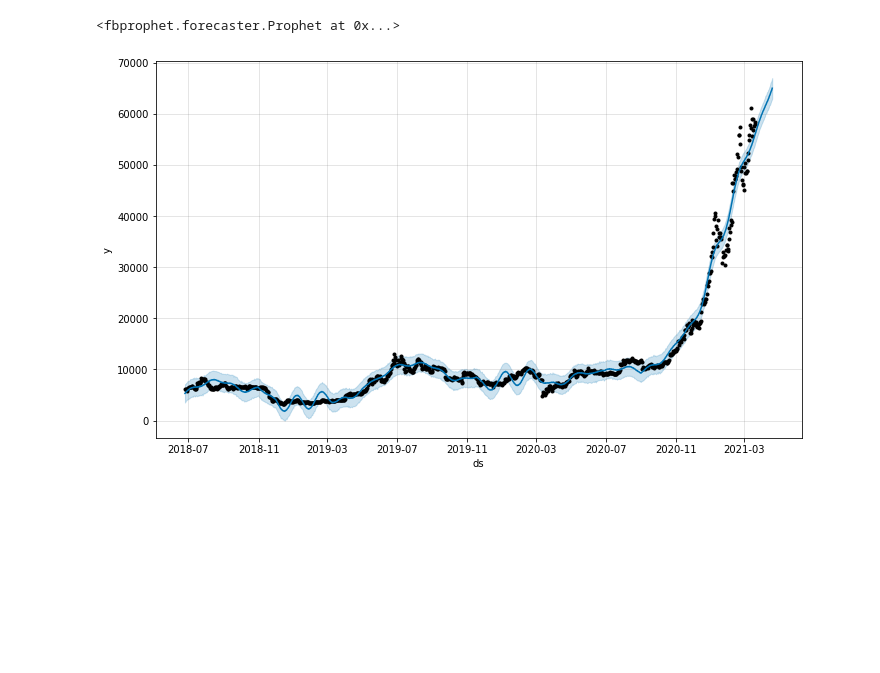
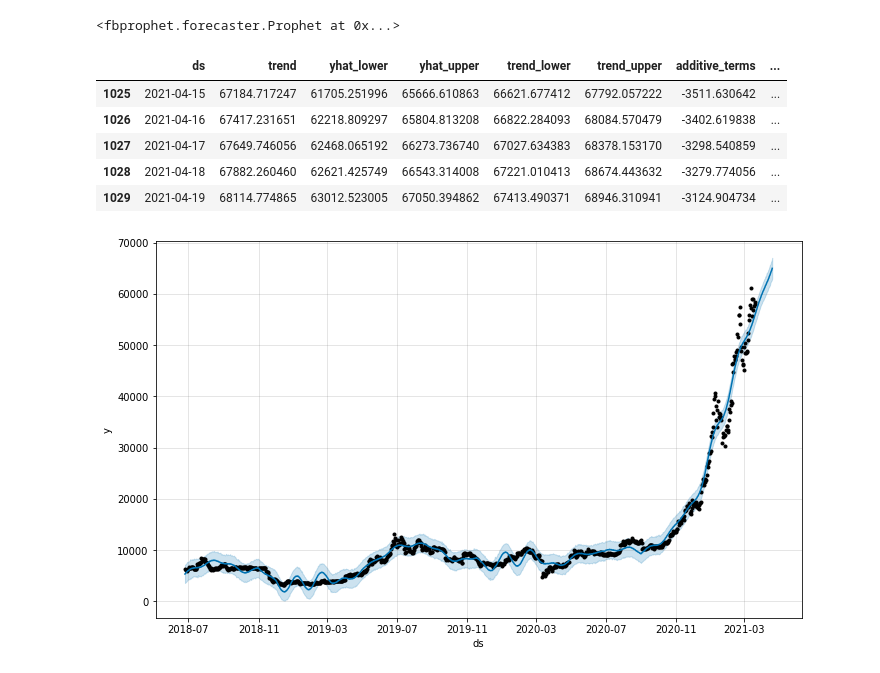
Before and after one commit to HDietrich416/BitcoinDashboard, a Jupyter notebook: bitcoin_app/assets/Bitcoin_ETL.ipynb, the cells around one changed output. Saved outputs shown, nothing was run; the diff lists cells and outputs as text; code cells hidden in the pictures; blank space fills up the shorter version.

```diff
--- a/bitcoin_app/assets/Bitcoin_ETL.ipynb
+++ b/bitcoin_app/assets/Bitcoin_ETL.ipynb
@@ -239,8 +232,15 @@ future_df = model.make_future_dataframe(periods=30)
 # %%
 #Make predictions
 
 predictions = model.predict(future_df)
-#predictions.tail()
+predictions.tail()
+# %% [output]
+|  | ds | trend | yhat_lower | yhat_upper | trend_lower | trend_upper | additive_terms | ... |
+| 1025 | 2021-04-15 | 67184.717247 | 61705.251996 | 65666.610863 | 66621.677412 | 67792.057222 | -3511.630642 | ... |
+| 1026 | 2021-04-16 | 67417.231651 | 62218.809297 | 65804.813208 | 66822.284093 | 68084.570479 | -3402.619838 | ... |
+| 1027 | 2021-04-17 | 67649.746056 | 62468.065192 | 66273.736740 | 67027.634383 | 68378.153170 | -3298.540859 | ... |
+| 1028 | 2021-04-18 | 67882.260460 | 62621.425749 | 66543.314008 | 67221.010413 | 68674.443632 | -3279.774056 | ... |
+| 1029 | 2021-04-19 | 68114.774865 | 63012.523005 | 67050.394862 | 67413.490371 | 68946.310941 | -3124.904734 | ... |
 # %%
 # Plot Predictions
 model.plot(predictions).savefig('modelpredictions.png')
```
Also changed, not shown: parts of 3 cells of this notebook, 3 other files.
